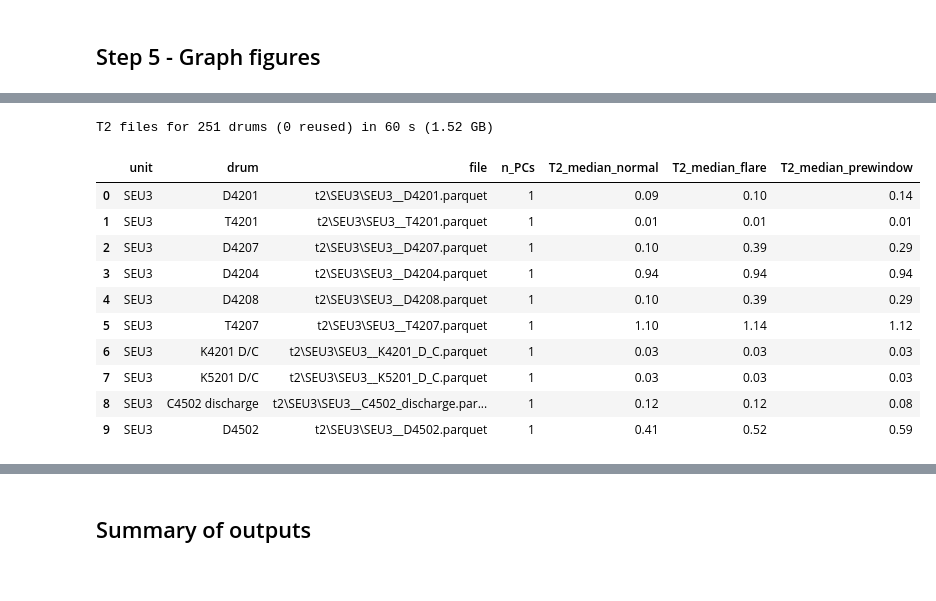
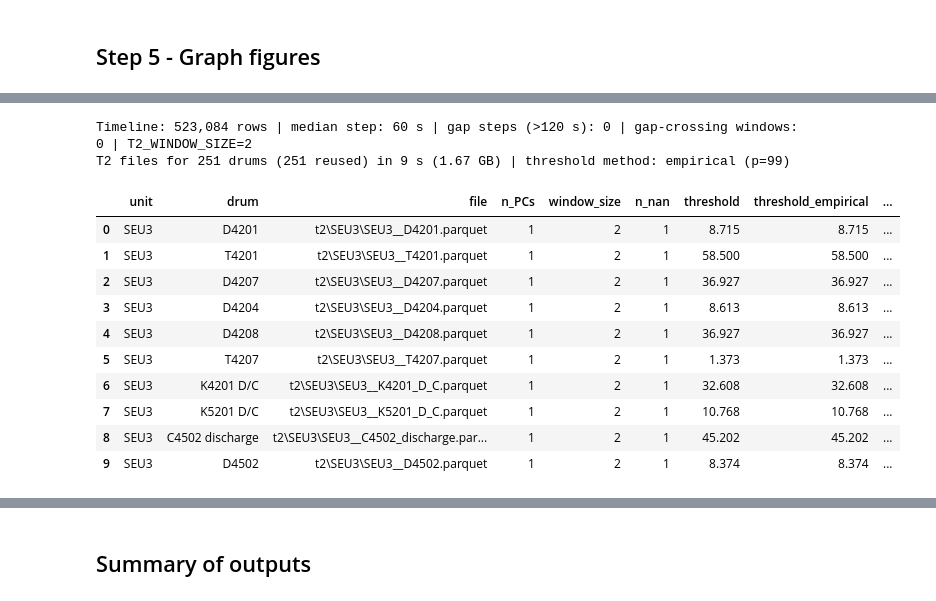
Before and after one commit to H-N-Chavda/Root-Cause-Detection, a Jupyter notebook: drum_pca_pc/drum_pca_pc.ipynb, the cells around one changed output, grey strips where cells are left out. Drawn from its saved outputs; the diff is of its cells as text; code cells hidden in the pictures.

```diff
--- a/drum_pca_pc/drum_pca_pc.ipynb
+++ b/drum_pca_pc/drum_pca_pc.ipynb
@@ -920,43 +1000,73 @@ max relative difference |T2 - (T2_slow + T2_fast)| over all drums: 1.59e-13
 # %%
 Xall = data
 t0 = time.time()
+GAP_CROSS, SAMPLING_SEC, GAP_STEP = compute_gap_cross(Xall.index, T2_WINDOW_SIZE, MAX_GAP_FACTOR)
+print(f"Timeline: {len(Xall):,} rows | median step: {SAMPLING_SEC:.0f} s | "
+      f"gap steps (>{SAMPLING_SEC * MAX_GAP_FACTOR:.0f} s): {int(GAP_STEP.sum())} | "
+      f"gap-crossing windows: {int(GAP_CROSS.sum())} | T2_WINDOW_SIZE={T2_WINDOW_SIZE}")
+
+DRUM_NAMES = list(MODELS.keys())
+T2_MAT = np.full((len(Xall), len(DRUM_NAMES)), np.nan, dtype=T2_DTYPE)
+THRESHOLDS = {}
+
 t2_index = []
 reuse = marker_ok(OUT_DIR / "t2", H_T2)
 n_reused = 0
-for d, m in MODELS.items():
+n_fit_normal = len(normal)
+
+for idx_d, (d, m) in enumerate(MODELS.items()):
     folder = OUT_DIR / "t2" / m["unit"]
     folder.mkdir(exist_ok=True)
     f = folder / f"{m['stem']}.parquet"
-    if reuse and f.exists():                       # written earlier with the same settings
+    if reuse and f.exists():
         t2 = pd.read_parquet(f, columns=["T2"])["T2"].to_numpy(float)
         n_reused += 1
     else:
-        t2, T2j = drum_t2(m, Xall[m["cols"]].to_numpy(float))
+        t2, T2j = drum_t2(m, Xall[m["cols"]].to_numpy(float), window_size=T2_WINDOW_SIZE, gap_cross=GAP_CROSS)
         out = pd.DataFrame(T2j.astype(T2_DTYPE), index=Xall.index, columns=[f"T2_{n}" for n in m["nodes"]])
         out.insert(0, "T2", t2.astype(T2_DTYPE))
         out.to_parquet(f)
-    t2_index.append({"unit": m["unit"], "drum": d, "file": str((folder / f"{m['stem']}.parquet").relative_to(OUT_DIR)),
-                     "n_PCs": len(m["nodes"]), "T2_median_normal": float(np.median(t2[~removed])),
-                     "T2_median_flare": float(np.median(t2[in_flare])) if in_flare.any() else np.nan,
-                     "T2_median_prewindow": float(np.median(t2[pre_only])) if pre_only.any() else np.nan})
+    t2 = t2.astype(T2_DTYPE).astype(float)
+    T2_MAT[:, idx_d] = t2.astype(T2_DTYPE)
+
+    t2_norm = t2[~removed]
+    thr_emp = compute_t2_threshold(t2_norm, len(m["nodes"]), n_fit_normal, method="empirical",
+                                   percentile=T2_THRESHOLD_PERCENTILE)
+    thr_ucl = compute_t2_threshold(t2_norm, len(m["nodes"]), n_fit_normal, method="ucl",
+                                   percentile=T2_THRESHOLD_PERCENTILE, ucl_dist=T2_UCL_DIST)
+    thr = thr_emp if T2_THRESHOLD_METHOD == "empirical" else thr_ucl
+    THRESHOLDS[d] = thr
+
+    t2_index.append({
+        "unit": m["unit"], "drum": d, "file": str(f.relative_to(OUT_DIR)),
+        "n_PCs": len(m["nodes"]), "window_size": T2_WINDOW_SIZE,
+        "n_nan": int(np.isnan(t2).sum()),
+        "threshold": thr, "threshold_empirical": thr_emp, "threshold_ucl": thr_ucl,
+        "T2_median_normal": float(np.nanmedian(t2_norm)),
+        "T2_median_flare": float(np.nanmedian(t2[in_flare])) if in_flare.any() else np.nan,
+        "T2_median_prewindow": float(np.nanmedian(t2[pre_only])) if pre_only.any() else np.nan,
+    })
+
 (OUT_DIR / "t2" / "_settings_hash.txt").write_text(H_T2)
 t2_table = pd.DataFrame(t2_index)
 t2_table.to_csv(OUT_DIR / "t2_index.csv", index=False)
 print(f"T2 files for {len(t2_table)} drums ({n_reused} reused) in {time.time() - t0:.0f} s "
-      f"({sum(f.stat().st_size for f in (OUT_DIR / 't2').rglob('*.parquet')) / 1e9:.2f} GB)")
-display(t2_table.head(10).round(2))
+      f"({sum(f.stat().st_size for f in (OUT_DIR / 't2').rglob('*.parquet')) / 1e9:.2f} GB) | "
+      f"threshold method: {T2_THRESHOLD_METHOD} (p={T2_THRESHOLD_PERCENTILE})")
+display(t2_table.head(10).round(3))
 STAGE_TIMES["6 T2 files"] = time.time() - t0
 # %% [output]
-T2 files for 251 drums (0 reused) in 60 s (1.52 GB)
+Timeline: 523,084 rows | median step: 60 s | gap steps (>120 s): 0 | gap-crossing windows: 0 | T2_WINDOW_SIZE=2
+T2 files for 251 drums (251 reused) in 9 s (1.67 GB) | threshold method: empirical (p=99)
-|  | unit | drum | file | n_PCs | T2_median_normal | T2_median_flare | T2_median_prewindow |
-| 0 | SEU3 | D4201 | t2\SEU3\SEU3__D4201.parquet | 1 | 0.09 | 0.10 | 0.14 |
-| 1 | SEU3 | T4201 | t2\SEU3\SEU3__T4201.parquet | 1 | 0.01 | 0.01 | 0.01 |
-| 2 | SEU3 | D4207 | t2\SEU3\SEU3__D4207.parquet | 1 | 0.10 | 0.39 | 0.29 |
-| 3 | SEU3 | D4204 | t2\SEU3\SEU3__D4204.parquet | 1 | 0.94 | 0.94 | 0.94 |
-| 4 | SEU3 | D4208 | t2\SEU3\SEU3__D4208.parquet | 1 | 0.10 | 0.39 | 0.29 |
-| 5 | SEU3 | T4207 | t2\SEU3\SEU3__T4207.parquet | 1 | 1.10 | 1.14 | 1.12 |
-| 6 | SEU3 | K4201 D/C | t2\SEU3\SEU3__K4201_D_C.parquet | 1 | 0.03 | 0.03 | 0.03 |
-| 7 | SEU3 | K5201 D/C | t2\SEU3\SEU3__K5201_D_C.parquet | 1 | 0.03 | 0.03 | 0.03 |
-| 8 | SEU3 | C4502 discharge | t2\SEU3\SEU3__C4502_discharge.par... | 1 | 0.12 | 0.12 | 0.08 |
-| 9 | SEU3 | D4502 | t2\SEU3\SEU3__D4502.parquet | 1 | 0.41 | 0.52 | 0.59 |
+|  | unit | drum | file | n_PCs | window_size | n_nan | threshold | threshold_empirical | ... |
+| 0 | SEU3 | D4201 | t2\SEU3\SEU3__D4201.parquet | 1 | 2 | 1 | 8.715 | 8.715 | ... |
+| 1 | SEU3 | T4201 | t2\SEU3\SEU3__T4201.parquet | 1 | 2 | 1 | 58.500 | 58.500 | ... |
+| 2 | SEU3 | D4207 | t2\SEU3\SEU3__D4207.parquet | 1 | 2 | 1 | 36.927 | 36.927 | ... |
+| 3 | SEU3 | D4204 | t2\SEU3\SEU3__D4204.parquet | 1 | 2 | 1 | 8.613 | 8.613 | ... |
+| 4 | SEU3 | D4208 | t2\SEU3\SEU3__D4208.parquet | 1 | 2 | 1 | 36.927 | 36.927 | ... |
+| 5 | SEU3 | T4207 | t2\SEU3\SEU3__T4207.parquet | 1 | 2 | 1 | 1.373 | 1.373 | ... |
+| 6 | SEU3 | K4201 D/C | t2\SEU3\SEU3__K4201_D_C.parquet | 1 | 2 | 1 | 32.608 | 32.608 | ... |
+| 7 | SEU3 | K5201 D/C | t2\SEU3\SEU3__K5201_D_C.parquet | 1 | 2 | 1 | 10.768 | 10.768 | ... |
+| 8 | SEU3 | C4502 discharge | t2\SEU3\SEU3__C4502_discharge.par... | 1 | 2 | 1 | 45.202 | 45.202 | ... |
+| 9 | SEU3 | D4502 | t2\SEU3\SEU3__D4502.parquet | 1 | 2 | 1 | 8.374 | 8.374 | ... |
 # %%
```
Also changed, not shown: parts of 21 cells of this notebook, 10 other files.
